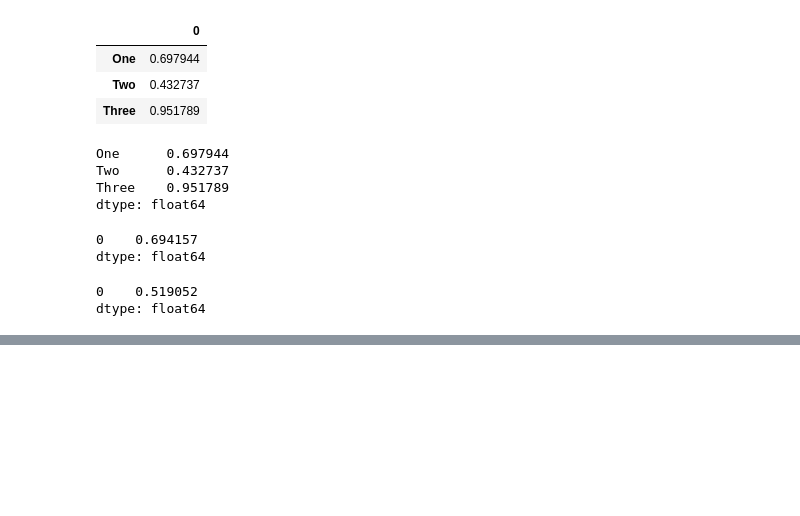
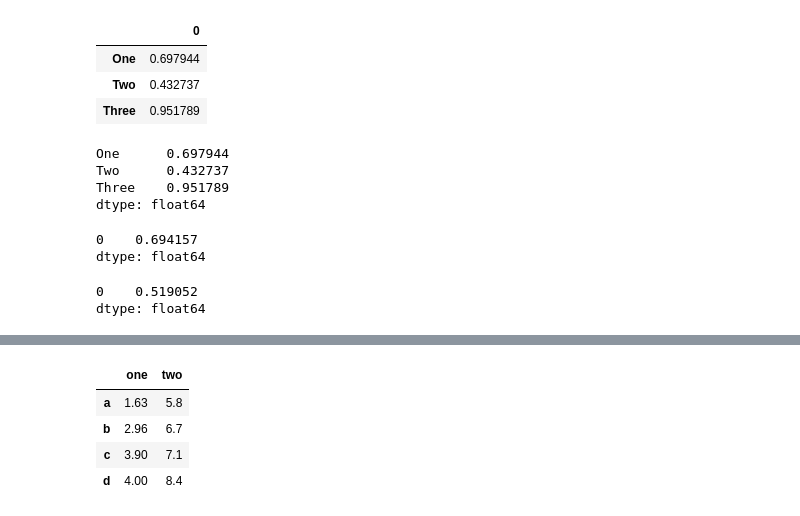
Before and after one commit to R123gh/Data-cleaning-project-, a Jupyter notebook: 3_pandas.ipynb, the cells around one changed output, grey strips where cells are left out. Drawn from its saved outputs; the diff is of its cells as text; code cells hidden in the pictures; blank space fills up the shorter version.

```diff
--- a/3_pandas.ipynb
+++ b/3_pandas.ipynb
@@ -407,0 +455,6 @@ dtype: float64
+# %%
+d = {
+    "one" : pd.Series([1.63, 2.96, 3.9, 4.0], index = ['a', 'b', 'c', 'd']),
+    "two" : pd.Series([5.8, 6.7, 7.1, 8.4], index = ['a', 'b', 'c', 'd']),
+}
+d
@@ -407,0 +472,9 @@ dtype: float64
+# %%
+df4 = pd.DataFrame(d)
+df4
+# %% [output]
+|  | one | two |
+| a | 1.63 | 5.8 |
+| b | 2.96 | 6.7 |
+| c | 3.90 | 7.1 |
+| d | 4.00 | 8.4 |
```
Also changed, not shown: parts of 10 cells of this notebook.
